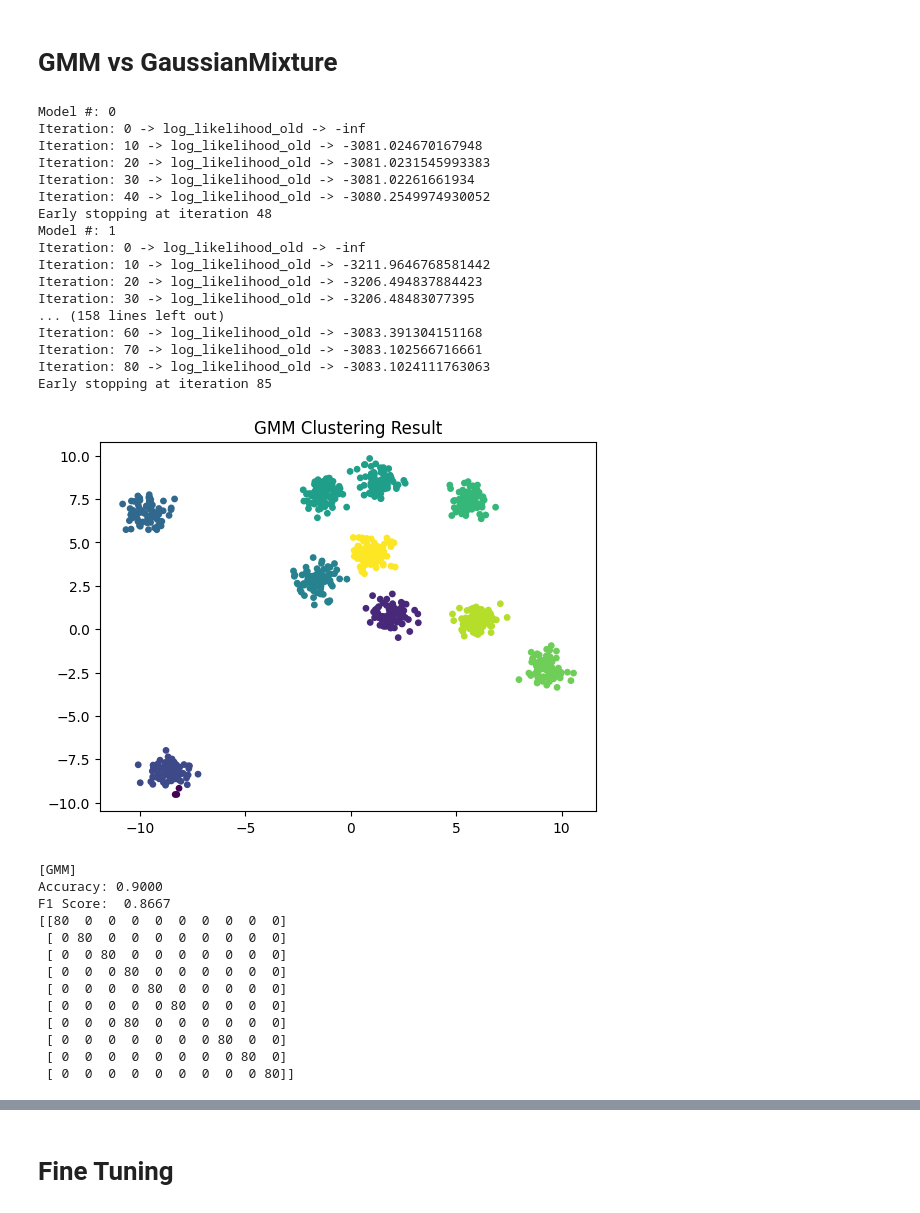
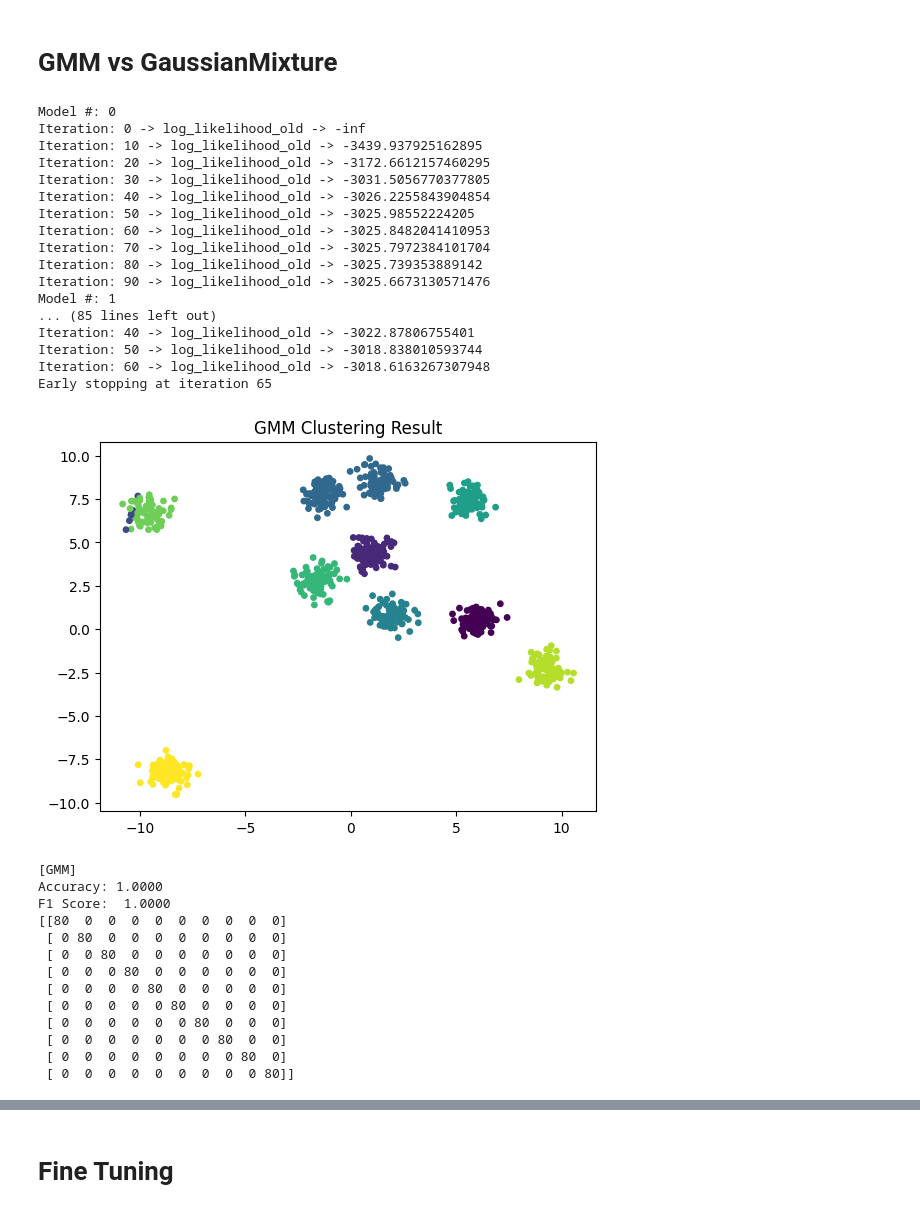
Before and after one commit to Mohamed-Mohamed-Ibrahim/Face-Recognition, a Jupyter notebook: GMM.ipynb, the cells around one changed output, grey strips where cells are left out. Saved outputs shown, nothing was run; the diff lists cells and outputs as text; code cells hidden in the pictures.

```diff
--- a/GMM.ipynb
+++ b/GMM.ipynb
@@ -152,17 +152,13 @@ class GMM(BaseEstimator, RegressorMixin):
                 print(f"Iteration: {_} -> log_likelihood_old -> {log_likelihood_old}")
 
             # E-step
-            # Assign r using posterior probability
+            r = np.zeros((self.n_components, n_samples))
             for i in range(self.n_components):
-                r[i, :] = self.weights_[i] * multivariate_normal.pdf(X, self.means_[i], self.covariances_[i], allow_singular=True)
+                r[i, :] = self.weights_[i] * multivariate_normal.pdf(
+                    X, self.means_[i], self.covariances_[i], allow_singular=True)
 
-            # Normalization
-            for i in range(n_samples):
-                r[:, i] = r[:, i] / np.sum(r[:, i])
-
-            old_w = self.weights_.copy()
-            old_m = self.means_.copy()
-            old_c = self.covariances_.copy()
+            r = np.where(r < np.finfo(r.dtype).eps, np.finfo(r.dtype).eps, r)
+            r /= np.sum(r, axis=0, keepdims=True)
 
             # M-step
             for i in range(self.n_components):
@@ -199,7 +195,8 @@ class GMM(BaseEstimator, RegressorMixin):
         r = np.zeros((self.n_components, n_samples))
 
         for i in range(self.n_components):
-            r[i, :] = self.weights_[i] * multivariate_normal.pdf(X, self.means_[i], self.covariances_[i], allow_singular=True)
+            r[i, :] = self.weights_[i] * multivariate_normal.pdf(
+                X, self.means_[i], self.covariances_[i], allow_singular=True)
 
         return np.argmax(r, axis=0)
 
@@ -294,35 +291,35 @@ for n in n_components_list:
 # GMM vs GaussianMixture
 # %%
 from sklearn.mixture import GaussianMixture
-gmm = GMM(n_components=10, tol=1e-6, max_iter=100, n_init=20, verbose=True)
+gmm = GMM(n_components=10, tol=1e-6, max_iter=100, n_init=10, verbose=True)
 # gmm = GaussianMixture(n_components=10, tol=1e-6, max_iter=100, n_init=10, verbose=True)
 gmm.fit(X_train)
 labels = gmm.predict(X_train)
 
 
 
 plt.scatter(X_train[:, 0], X_train[:, 1], c=labels, s=15, cmap='viridis')
 plt.title("GMM Clustering Result")
 plt.show()
 # %% [output]
 Model #: 0
 Iteration: 0 -> log_likelihood_old -> -inf
-Iteration: 10 -> log_likelihood_old -> -3081.024670167948
-Iteration: 20 -> log_likelihood_old -> -3081.0231545993383
-Iteration: 30 -> log_likelihood_old -> -3081.02261661934
-Iteration: 40 -> log_likelihood_old -> -3080.2549974930052
-Early stopping at iteration 48
+Iteration: 10 -> log_likelihood_old -> -3439.937925162895
+Iteration: 20 -> log_likelihood_old -> -3172.6612157460295
+Iteration: 30 -> log_likelihood_old -> -3031.5056770377805
+Iteration: 40 -> log_likelihood_old -> -3026.2255843904854
+Iteration: 50 -> log_likelihood_old -> -3025.98552224205
+Iteration: 60 -> log_likelihood_old -> -3025.8482041410953
+Iteration: 70 -> log_likelihood_old -> -3025.7972384101704
+Iteration: 80 -> log_likelihood_old -> -3025.739353889142
+Iteration: 90 -> log_likelihood_old -> -3025.6673130571476
 Model #: 1
-Iteration: 0 -> log_likelihood_old -> -inf
-Iteration: 10 -> log_likelihood_old -> -3211.9646768581442
-Iteration: 20 -> log_likelihood_old -> -3206.494837884423
-Iteration: 30 -> log_likelihood_old -> -3206.48483077395
-... (158 lines left out)
-Iteration: 60 -> log_likelihood_old -> -3083.391304151168
-Iteration: 70 -> log_likelihood_old -> -3083.102566716661
-Iteration: 80 -> log_likelihood_old -> -3083.1024111763063
-Early stopping at iteration 85
+... (85 lines left out)
+Iteration: 40 -> log_likelihood_old -> -3022.87806755401
+Iteration: 50 -> log_likelihood_old -> -3018.838010593744
+Iteration: 60 -> log_likelihood_old -> -3018.6163267307948
+Early stopping at iteration 65
-[figure, old version]
+[figure, new version]
 # %%
 def clusters_meaning(X, y, n_components):
     n_pred_clusters = n_components
@@ -350,15 +347,15 @@ print(f"F1 Score:  {f1_sklearn:.4f}")
 print(confusion_matrix(y_train, y_pred_sklearn_mapped))
 # %% [output]
 [GMM]
-Accuracy: 0.9000
-F1 Score:  0.8667
+Accuracy: 1.0000
+F1 Score:  1.0000
 [[80  0  0  0  0  0  0  0  0  0]
  [ 0 80  0  0  0  0  0  0  0  0]
  [ 0  0 80  0  0  0  0  0  0  0]
  [ 0  0  0 80  0  0  0  0  0  0]
  [ 0  0  0  0 80  0  0  0  0  0]
  [ 0  0  0  0  0 80  0  0  0  0]
- [ 0  0  0 80  0  0  0  0  0  0]
+ [ 0  0  0  0  0  0 80  0  0  0]
  [ 0  0  0  0  0  0  0 80  0  0]
  [ 0  0  0  0  0  0  0  0 80  0]
  [ 0  0  0  0  0  0  0  0  0 80]]
```
Also changed, not shown: parts of 1 cell of this notebook.
